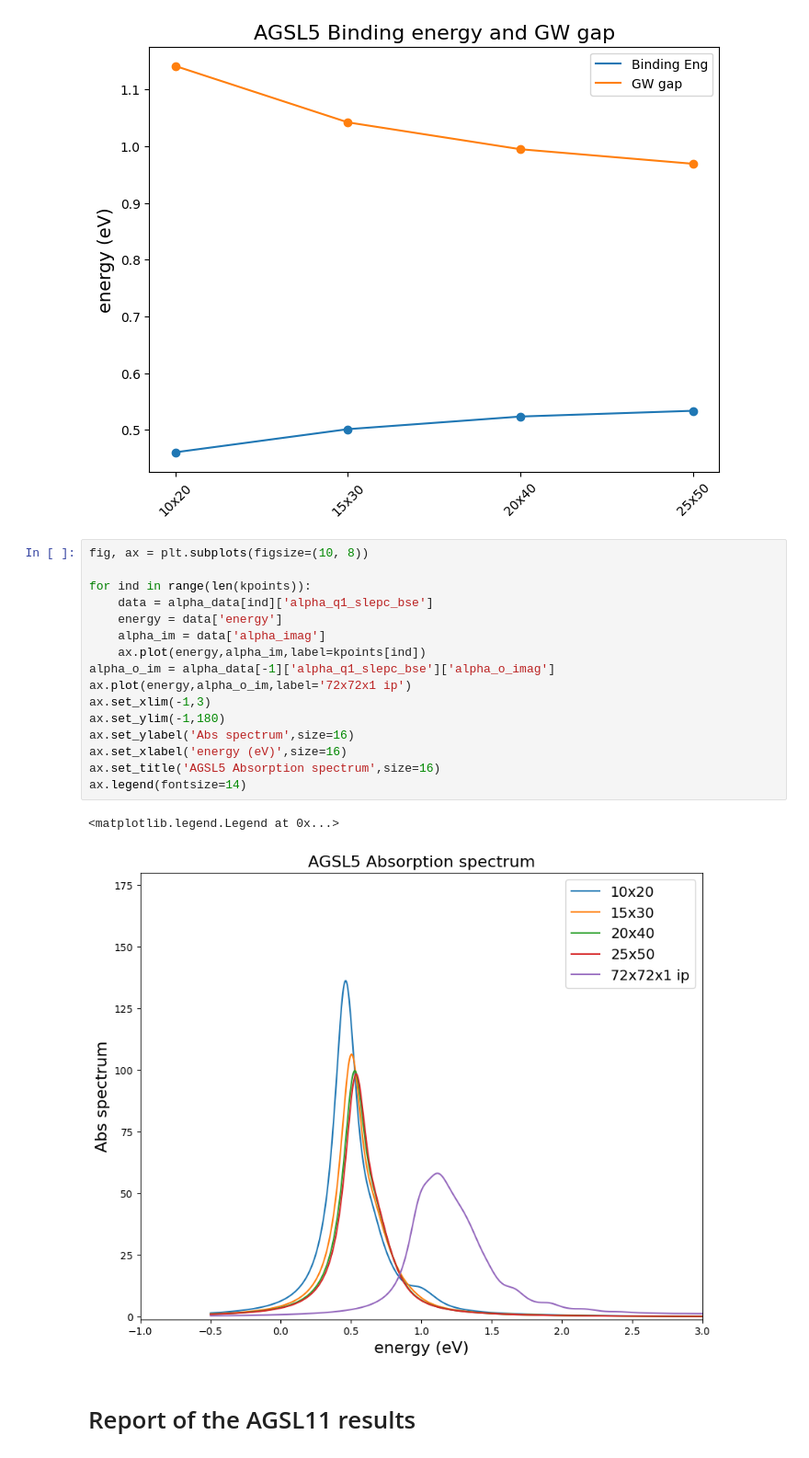
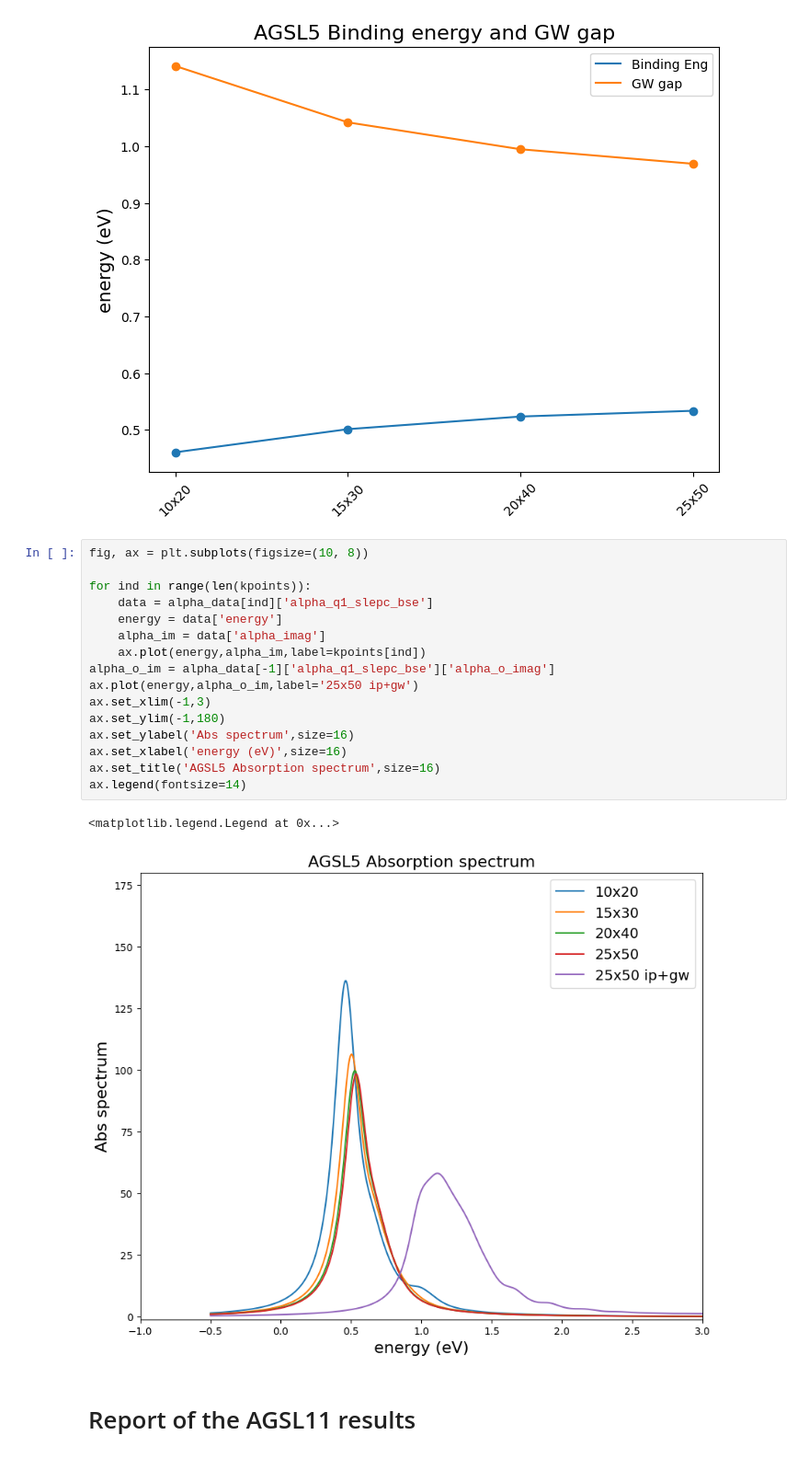
Before and after one commit to marcodalessandro76/AGSL5, a Jupyter notebook: Report.ipynb, the cells around one changed output. Shown at 92% size. Drawn from its saved outputs; the diff is of its cells as text.

```diff
--- a/Report.ipynb
+++ b/Report.ipynb
@@ -343,22 +343,22 @@ ax.legend()
 # %%
 fig, ax = plt.subplots(figsize=(10, 8))
 
 for ind in range(len(kpoints)):
     data = alpha_data[ind]['alpha_q1_slepc_bse']
     energy = data['energy']
     alpha_im = data['alpha_imag']
     ax.plot(energy,alpha_im,label=kpoints[ind])
 alpha_o_im = alpha_data[-1]['alpha_q1_slepc_bse']['alpha_o_imag']
-ax.plot(energy,alpha_o_im,label='72x72x1 ip')
+ax.plot(energy,alpha_o_im,label='25x50 ip+gw')
 ax.set_xlim(-1,3)
 ax.set_ylim(-1,180)
 ax.set_ylabel('Abs spectrum',size=16)
 ax.set_xlabel('energy (eV)',size=16)
 ax.set_title('AGSL5 Absorption spectrum',size=16)
 ax.legend(fontsize=14)
 # %% [output]
 <matplotlib.legend.Legend at 0x...>
-[figure, old version]
+[figure, new version]
 # %% [markdown]
 # Report of the AGSL11 results
 # %% [markdown]
```
Also changed, not shown: parts of 7 cells of this notebook.
